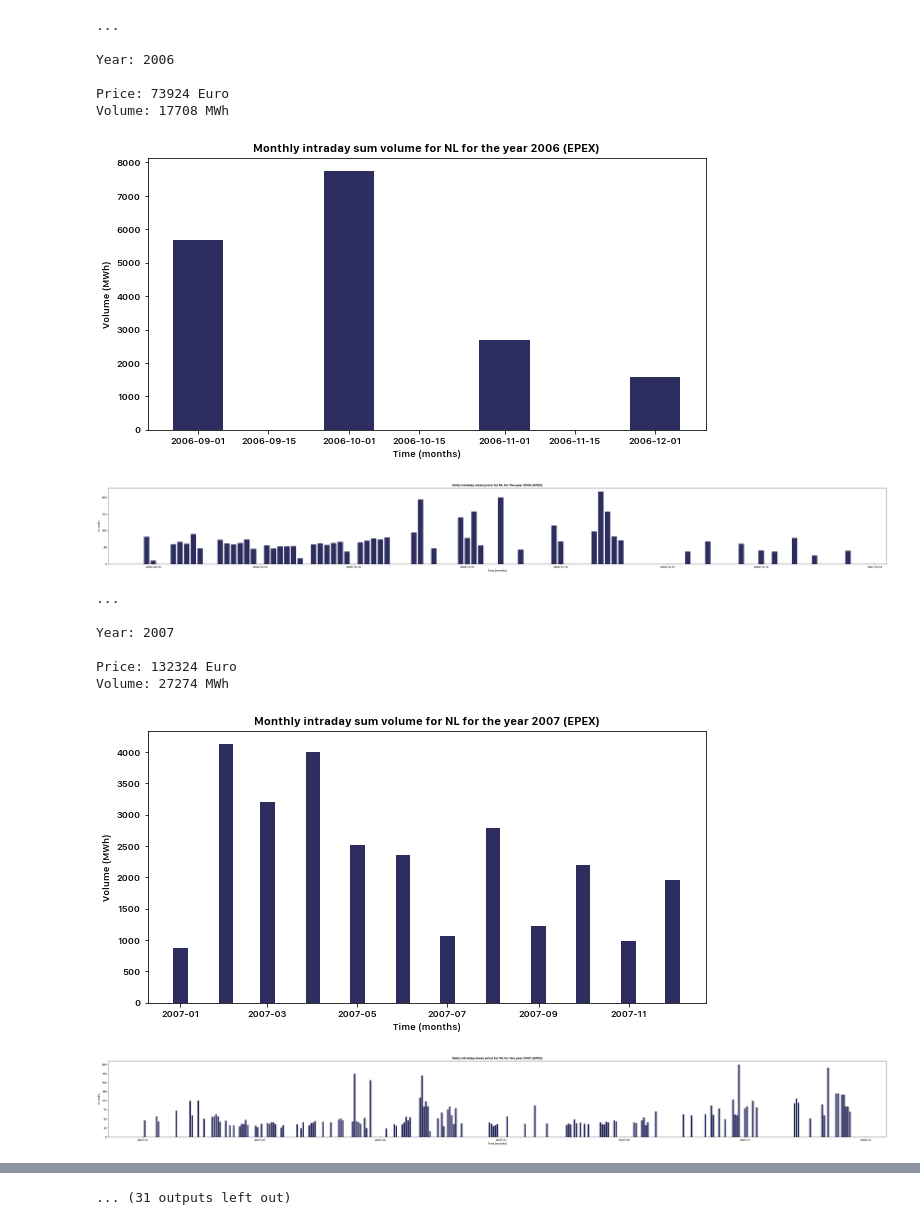
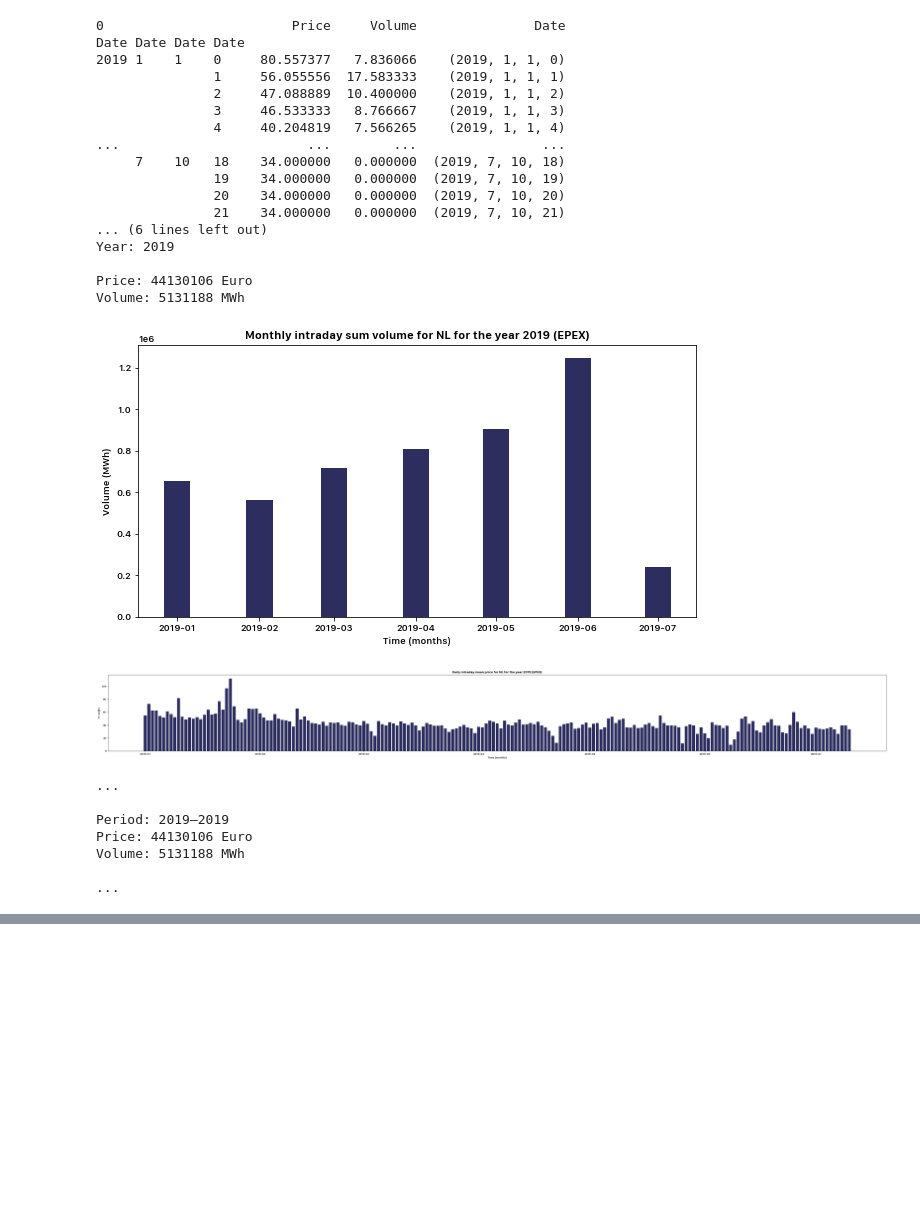
Before and after one commit to timovijn/ElectricityPriceForecasting, a Jupyter notebook: epex/epex.ipynb, the cells around one changed output, grey strips where cells are left out. Drawn from its saved outputs; the diff is of its cells as text; code cells hidden in the pictures; blank space fills up the shorter version.

```diff
--- a/epex/epex.ipynb
+++ b/epex/epex.ipynb
@@ -64,5 +86,6 @@ for filename in flist:
 # %%
 years = ['2006','2007','2008','2009','2010','2011','2012','2013','2014','2015','2016','2017','2018','2019']
+years = ['2019']
 country = 'NL'
 
 dfo = pd.DataFrame()
@@ -78,6 +101,29 @@ for y in years:
 
     df['Price'] = df['Price'].astype('int64')
     df['Volume'] = df['Volume'].astype('int64')
+    # print(type(df['Date']))
+
+    # print(df['Instrumentcode'].str[-2:])
+
+
+    # df['Time'] = (df['Instrumentcode'].str[-2:].astype('int64') - 1).astype('str')
+    # print(df['Time'])
+    # df['Date'] = pd.to_datetime(df['Date'].dt.strftime("%Y-%m-%d") + ' ' + df['Time'].astype(str) + ':00:00')
+    # print(df['Date'])
+
+    # df['Date'] = pd.to_datetime(df['Date'] + ' ' + df['Time'])
+    # df['Date'] = pd.Timestamp.combine['Date','Time']
+
+    # print(str(df['Time']))
+    # print(df['Date'])
+    # df['Date'] = df['Date'].replace(hour=(df['Instrumentcode'].str[-2:-1]).astype('int64') - 1)
+    # df['Date'] = df['Date'].apply(lambda t: t.replace(hour=(df['Instrumentcode'].str[-2:-1]).astype('int64') - 1))
+
+    # df['Date'] = df['Date'] + datetime.timedelta(hours=(df['Instrumentcode'].str[-2:-1]).astype('int64') - 1)
+
+
+    #  = pd.to_datetime(df['Instrumentcode'].str.replace("NL ID ", ""), format = '%y%b%d - 1H-%H')
+    # print(df)
 
     volume_buy = df.loc[df['Contracttype'] == 'Spot'].loc[df['Side'] == 'buy', 'Volume'].sum()
     volume_sell = df.loc[df['Contracttype'] == 'Spot'].loc[df['Side'] == 'sell', 'Volume'].sum()
@@ -92,6 +138,14 @@ for y in years:
     df_group2 = df.drop(['Instrumentcode', 'Contracttype', 'Side'], axis=1).groupby([(df['Date'].dt.year), (df['Date'].dt.month), (df['Date'].dt.day)]).mean()
     df_group2['Date'] = df_group2.index
     df_group2['Date'] = pd.to_datetime(df_group2['Date'], format='(%Y, %m, %d)')
+
+    df_group3 = df.drop(['Instrumentcode', 'Contracttype', 'Side'], axis=1).groupby([(df['Date'].dt.year), (df['Date'].dt.month), (df['Date'].dt.day), (df['Date'].dt.hour)]).mean()
+    df_group3['Date'] = df_group3.index
+    print(df_group3)
+    # df_group3['Date'] = pd.to_datetime(df_group3['Date'], format='(%Y, %m, %d)')
+
+    df_group = df_group.set_index(pd.DatetimeIndex(df_group['Date']))
+    df_group2 = df_group2.set_index(pd.DatetimeIndex(df_group2['Date']))
 
     dfo = dfo.append(df_group, ignore_index = False)
     dfo2 = dfo2.append(df, ignore_index = False)
@@ -107,45 +161,55 @@ for y in years:
     print('')
     print(colored(f'Price: {int(round(price[i]))} Euro', 'blue'))
     print(colored(f'Volume: {int(round(volume[i]))} MWh', 'blue'))
     print('')
 
     fig, ax = plt.subplots(figsize=(10, 5))
     ax.bar(df_group['Date'], df_group['Volume'], width=10)
     ax.set_title(f'Monthly intraday sum volume for {country} for the year {y} (EPEX)')
     ax.set_xlabel(r'Time (months)')
     ax.set_ylabel(r'Volume (MWh)')
     plt.show()
 
     fig, ax = plt.subplots(figsize=(50, 5))
     ax.bar(df_group2['Date'], df_group2['Price'])
     ax.set_title(f'Daily intraday mean price for {country} for the year {y} (EPEX)')
     ax.set_xlabel(r'Time (months)')
     ax.set_ylabel(r'Price (€)')
     plt.show()
 
 print('')
 print(colored('...','white'))
 print('')
 print(colored(f'Period: {years[0]}–{years[-1]}', 'blue'))
 print(colored(f'Price: {int(round(sum(price)))} Euro', 'blue'))
 print(colored(f'Volume: {int(round(sum(volume)))} MWh', 'blue'))
 print('')
 print(colored('...','white'))
 print('')
 # %% [output]
-...
+0                        Price     Volume               Date
+Date Date Date Date
+2019 1    1    0     80.557377   7.836066    (2019, 1, 1, 0)
+               1     56.055556  17.583333    (2019, 1, 1, 1)
+               2     47.088889  10.400000    (2019, 1, 1, 2)
+               3     46.533333   8.766667    (2019, 1, 1, 3)
+               4     40.204819   7.566265    (2019, 1, 1, 4)
+...                        ...        ...                ...
+     7    10   18    34.000000   0.000000  (2019, 7, 10, 18)
+               19    34.000000   0.000000  (2019, 7, 10, 19)
+               20    34.000000   0.000000  (2019, 7, 10, 20)
+               21    34.000000   0.000000  (2019, 7, 10, 21)
+... (6 lines left out)
+Year: 2019
 
-Year: 2006
-
-Price: 73924 Euro
-Volume: 17708 MWh
+Price: 44130106 Euro
+Volume: 5131188 MWh
-[figure, old version]
+[figure, new version]
-[figure, old version]
+[figure, new version]
 ...
 
-Year: 2007
+Period: 2019–2019
+Price: 44130106 Euro
+Volume: 5131188 MWh
 
-Price: 132324 Euro
-Volume: 27274 MWh
+...
-[figure, removed]
-[figure, removed]
@@ -168,4 +216,3 @@ Volume: 88690 MWh
-... (31 outputs left out)
 # %%
 fig, ax = plt.subplots(figsize=(10, 5))
 ax.bar(dfo['Date'], dfo['Volume'], width=20)
```
Also changed, not shown: parts of 3 cells of this notebook, 2 other files.
